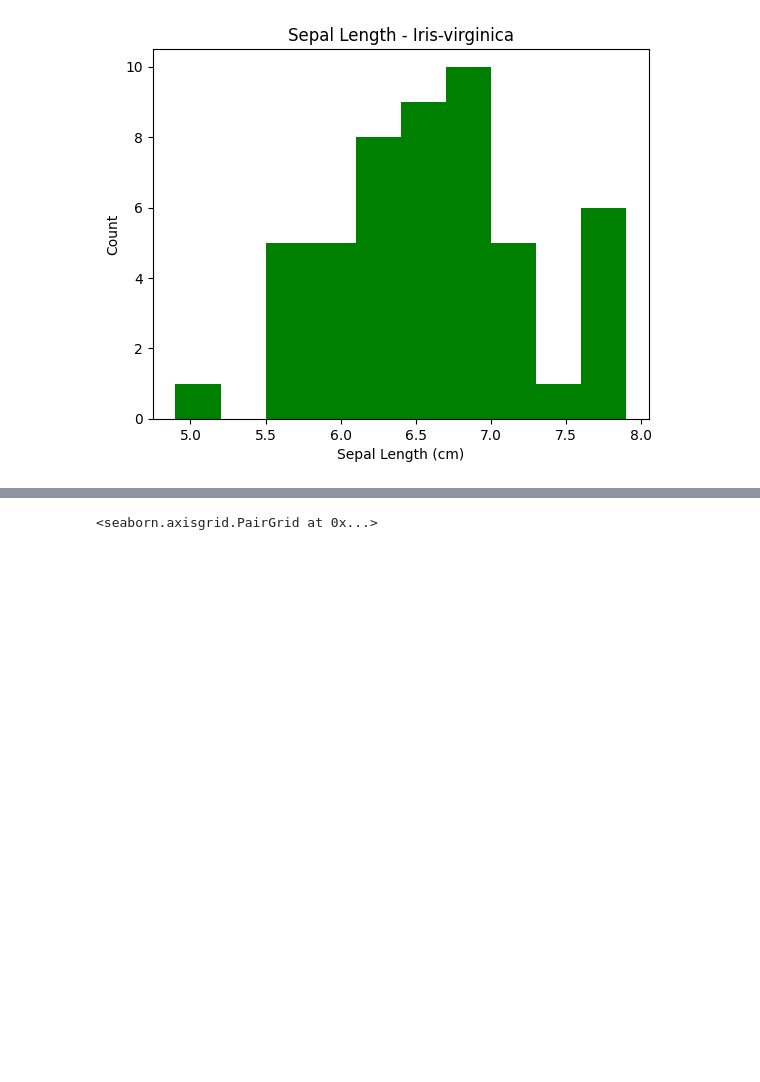
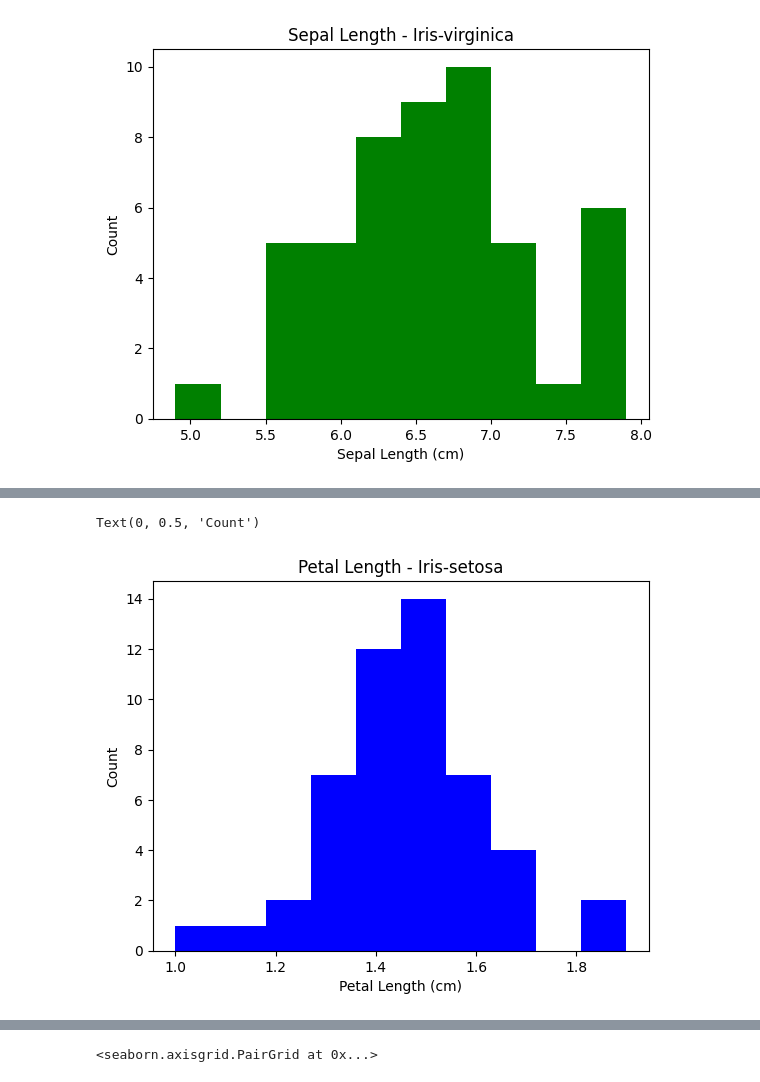
Before and after one commit to tomdbrophy/fund_data_analysis_assessment, a Jupyter notebook: project.ipynb, the cells around one changed output, grey strips where cells are left out. Drawn from its saved outputs; the diff is of its cells as text; code cells hidden in the pictures; blank space fills up the shorter version.

```diff
--- a/project.ipynb
+++ b/project.ipynb
@@ -117,0 +156,8 @@ The Iris-virginica sepal lengths are focused mostly in the range of 6cm-7cm with
+# %%
+plt.hist(setosa['petal length'], color='b')
+plt.title('Petal Length - Iris-setosa')
+plt.xlabel('Petal Length (cm)')
+plt.ylabel('Count')
+# %% [output]
+Text(0, 0.5, 'Count')
+[figure, added]
```
Also changed, not shown: parts of 12 cells of this notebook.
